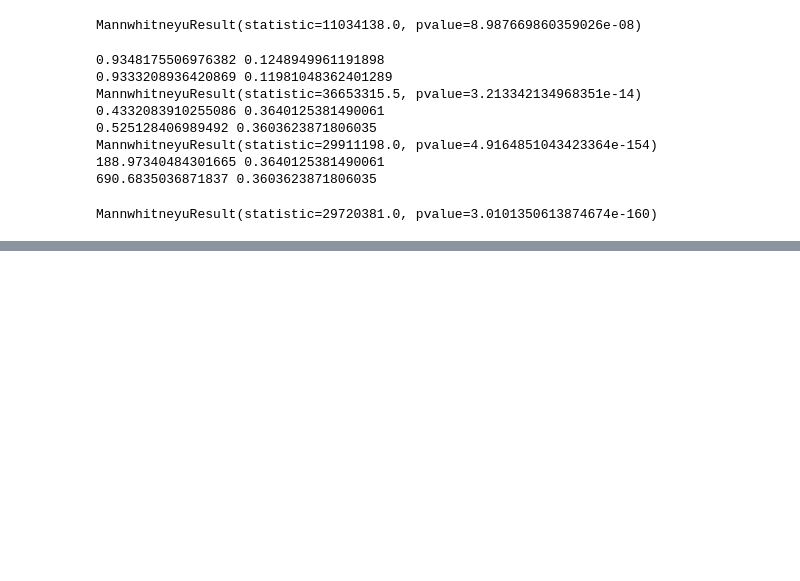
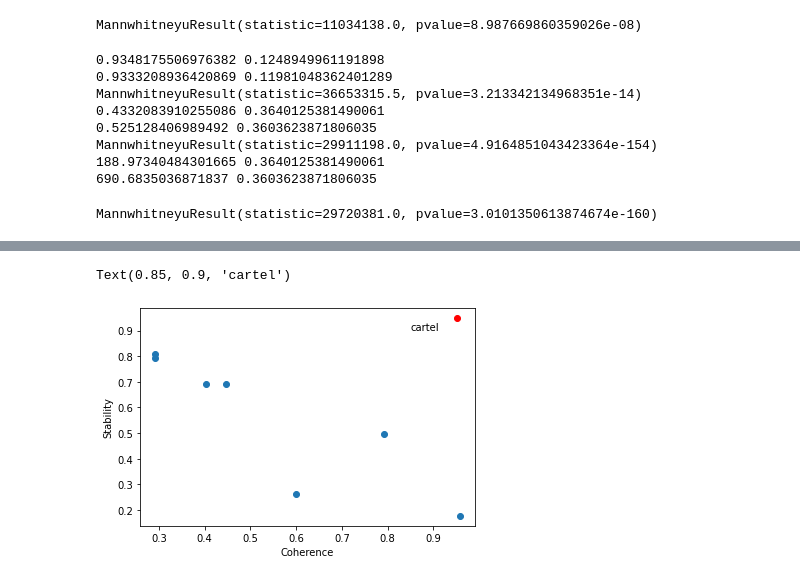
Before and after one commit to EIanovski/Community-Detection-in-Procurement, a Jupyter notebook: Cartel_and_Corruption_Analysis.ipynb, the cells around one changed output, grey strips where cells are left out. Saved outputs shown, nothing was run; the diff lists cells and outputs as text; code cells hidden in the pictures; blank space fills up the shorter version.

```diff
--- a/Cartel_and_Corruption_Analysis.ipynb
+++ b/Cartel_and_Corruption_Analysis.ipynb
@@ -2101,0 +1002,15 @@ auctions[~auctions['is_central']].groupby('participant_inn')['win_rate'].mean().
+# %%
+from tqdm import tqdm
+import numpy as np
+
+stabls1 = []
+for i in tqdm(range(len(coms_55.communities))):
+  stabls1.append(stability(coms_55.communities[i]))
+  auctions.loc[auctions['firm'].isin(coms_55.communities[i]), ['com_n']] = i
+# %%
+stabls = np.array(stabls1)
+mylen = np.vectorize(len)
+mysum = np.vectorize(sum)
+print(stabls)
+stable = [sum(stabls[i])/len(stabls[i]) for i in range(7)]
+mean_st = (mysum(stabls)/mylen(stabls)).mean()
@@ -2101,0 +1038,6 @@ auctions[~auctions['is_central']].groupby('participant_inn')['win_rate'].mean().
+# %%
+stabls_c = stability(firms)
+car_s = sum(stabls_c)/len(stabls_c)
+# %%
+stable.append(car_s)
+sum(stable)/len(stable)
@@ -2101,0 +1061,11 @@ auctions[~auctions['is_central']].groupby('participant_inn')['win_rate'].mean().
+# %%
+fig, ax = plt.subplots(1,1)
+ax.scatter(coherence[:-1], stable[:-1], label='Normal Groups')
+ax.scatter(coherence[-1], stable[-1], color='red', label='Cartel group')
+ax.set_xlabel("Coherence")
+ax.set_ylabel("Stability")
+# ax.legend()
+ax.annotate('cartel', (coherence[-1], stable[-1]), xytext=(0.85, 0.9))
+# %% [output]
+Text(0.85, 0.9, 'cartel')
+[figure, added]
```
Also changed, not shown: parts of 193 cells of this notebook.
